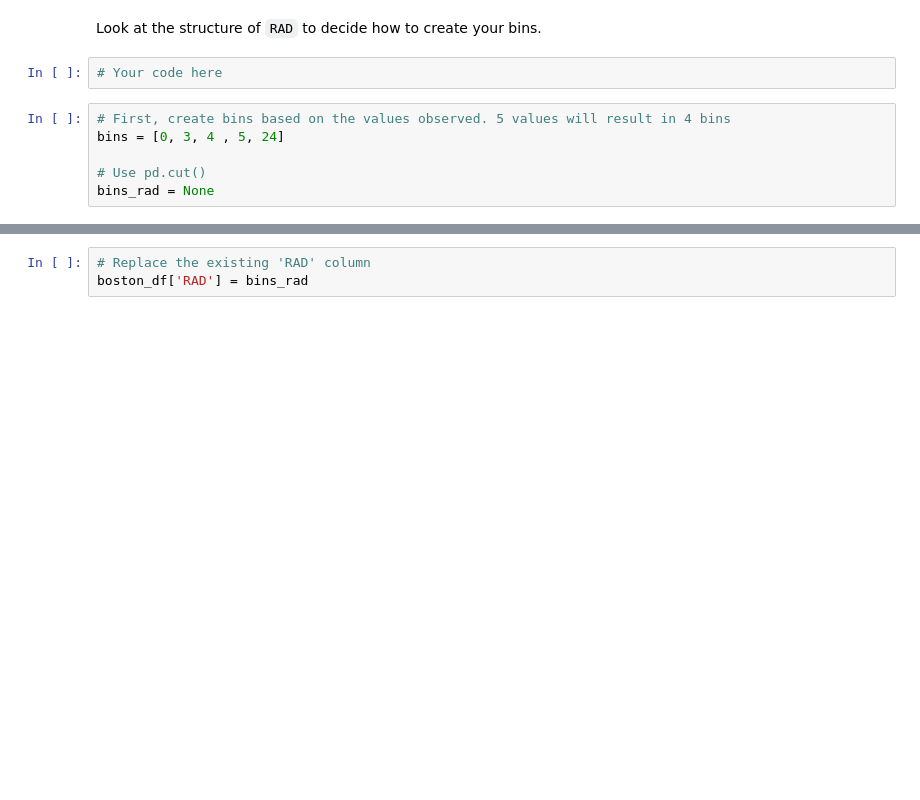
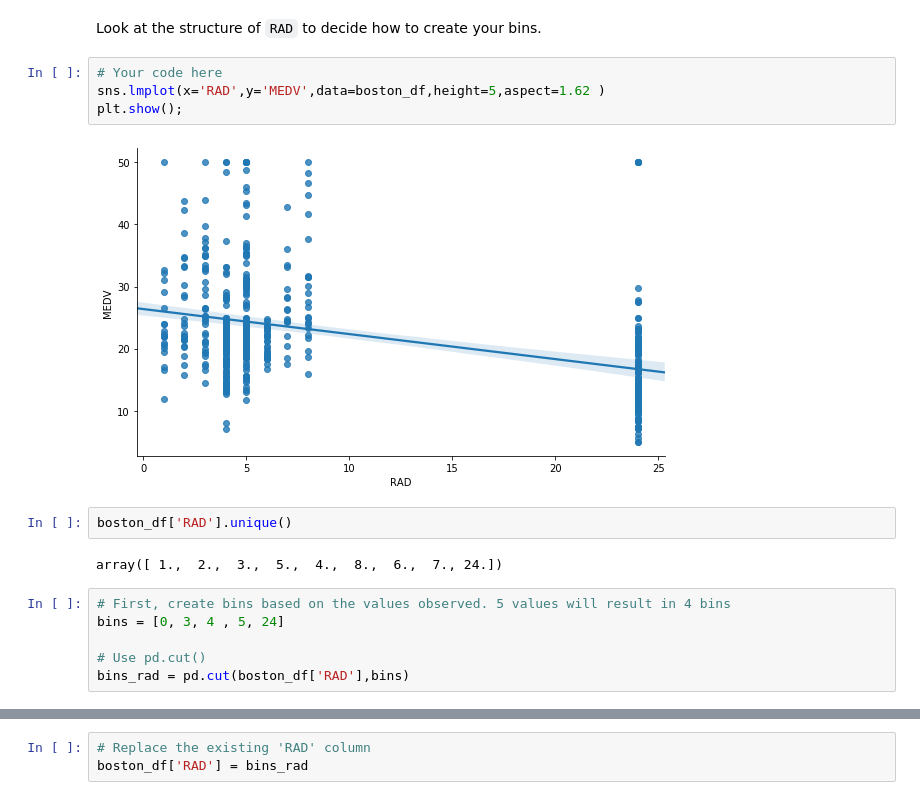
Before and after one commit to poariston/dsc-dealing-with-categorical-variables-lab-online-ds-pt-120919, a Jupyter notebook: index.ipynb, the cells around one changed output, grey strips where cells are left out. Cells and saved outputs as stored; diff of their text form; blank space fills up the shorter version.

```diff
--- a/index.ipynb
+++ b/index.ipynb
@@ -126,11 +214,19 @@ If you created your scatterplots correctly, you'll notice that except for `CHAS`
 ### RAD
 # %% [markdown]
 Look at the structure of `RAD` to decide how to create your bins.
-# %%
-# Your code here
+# %%
+# Your code here
+sns.lmplot(x='RAD',y='MEDV',data=boston_df,height=5,aspect=1.62 )
+plt.show();
+# %% [output]
+[figure, added]
+# %%
+boston_df['RAD'].unique()
+# %% [output]
+array([ 1.,  2.,  3.,  5.,  4.,  8.,  6.,  7., 24.])
 # %%
 # First, create bins based on the values observed. 5 values will result in 4 bins
 bins = [0, 3, 4 , 5, 24]
 
 # Use pd.cut()
-bins_rad = None
+bins_rad = pd.cut(boston_df['RAD'],bins)
```
Also changed, not shown: parts of 39 cells of this notebook.
